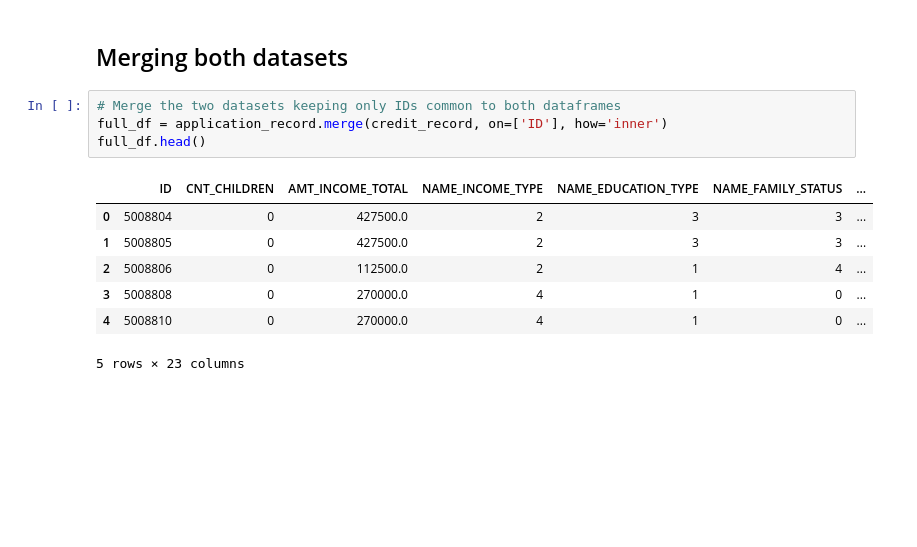
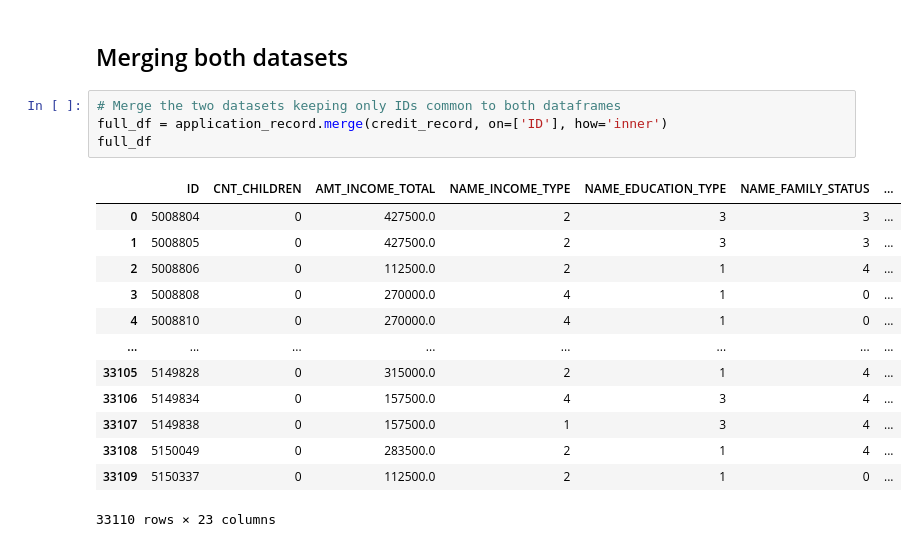
Before and after one commit to lilstanli/project4-team1, a Jupyter notebook: pre_processing.ipynb, the cells around one changed output. Drawn from its saved outputs; the diff is of its cells as text; blank space fills up the shorter version.

```diff
--- a/pre_processing.ipynb
+++ b/pre_processing.ipynb
@@ -286,12 +360,18 @@ credit_record.head()
 # %%
 # Merge the two datasets keeping only IDs common to both dataframes
 full_df = application_record.merge(credit_record, on=['ID'], how='inner')
-full_df.head()
+full_df
 # %% [output]
 |  | ID | CNT_CHILDREN | AMT_INCOME_TOTAL | NAME_INCOME_TYPE | NAME_EDUCATION_TYPE | NAME_FAMILY_STATUS | ... |
 | 0 | 5008804 | 0 | 427500.0 | 2 | 3 | 3 | ... |
 | 1 | 5008805 | 0 | 427500.0 | 2 | 3 | 3 | ... |
 | 2 | 5008806 | 0 | 112500.0 | 2 | 1 | 4 | ... |
 | 3 | 5008808 | 0 | 270000.0 | 4 | 1 | 0 | ... |
 | 4 | 5008810 | 0 | 270000.0 | 4 | 1 | 0 | ... |
+| ... | ... | ... | ... | ... | ... | ... | ... |
+| 33105 | 5149828 | 0 | 315000.0 | 2 | 1 | 4 | ... |
+| 33106 | 5149834 | 0 | 157500.0 | 4 | 3 | 4 | ... |
+| 33107 | 5149838 | 0 | 157500.0 | 1 | 3 | 4 | ... |
+| 33108 | 5150049 | 0 | 283500.0 | 2 | 1 | 4 | ... |
+| 33109 | 5150337 | 0 | 112500.0 | 2 | 1 | 0 | ... |
-5 rows × 23 columns
+33110 rows × 23 columns
```
Also changed, not shown: parts of 8 cells of this notebook, 4 other files.
